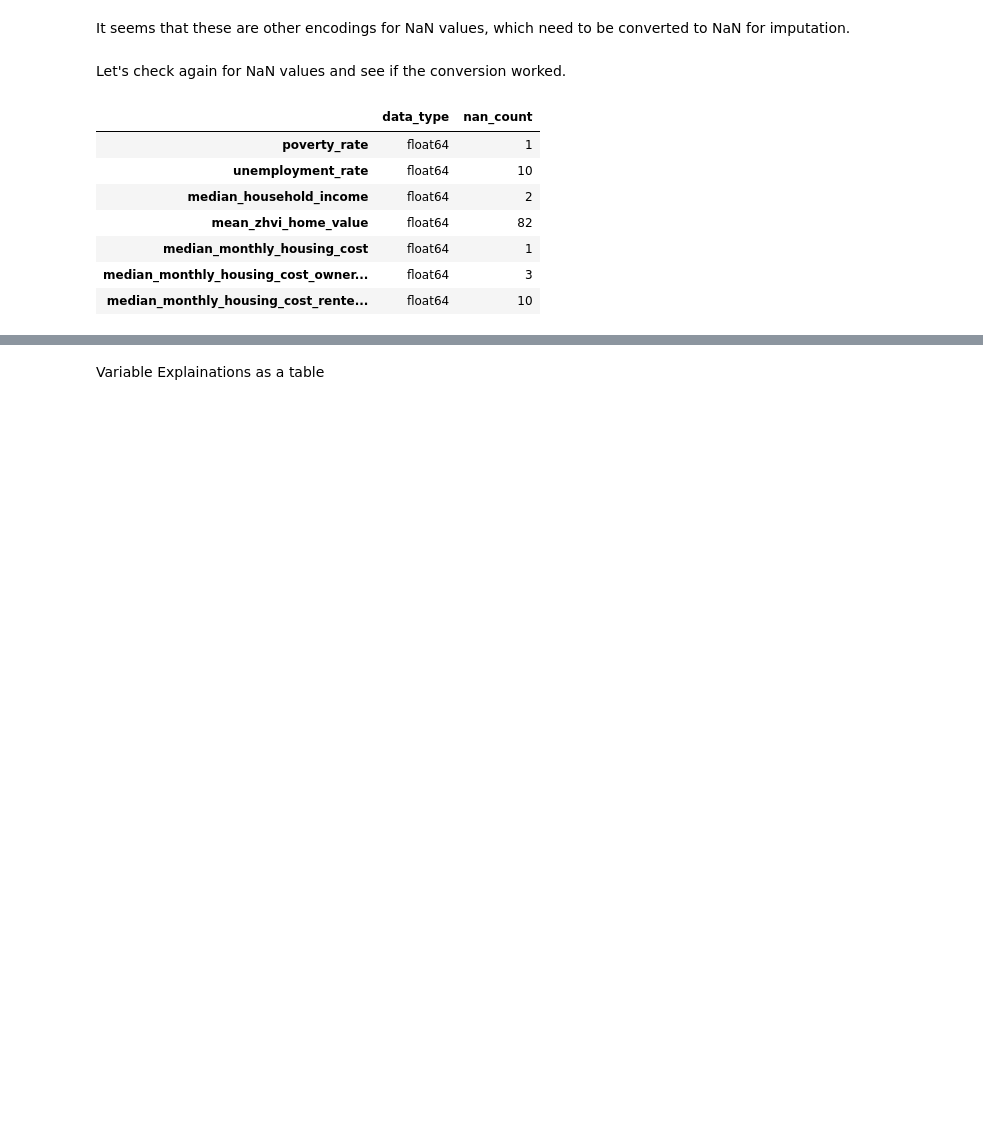
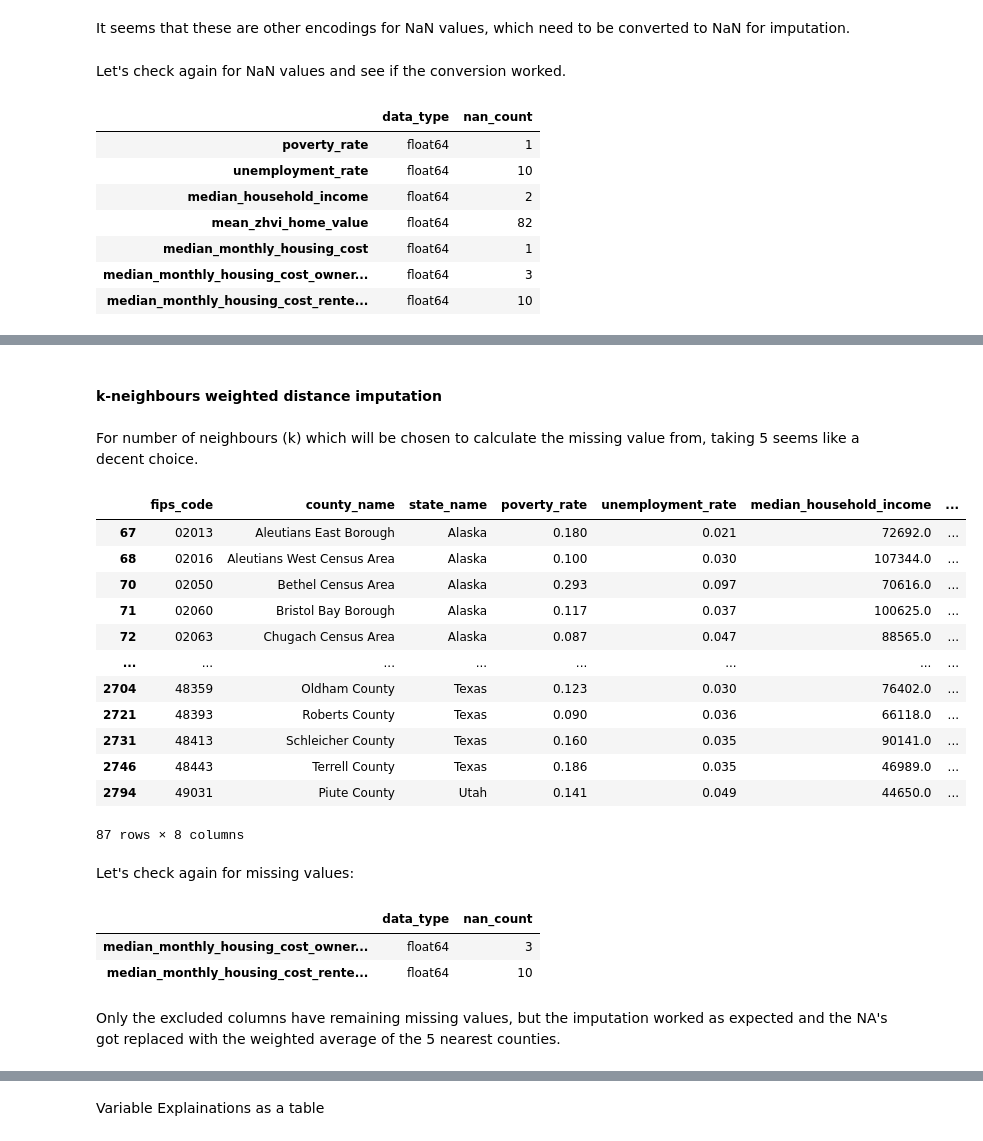
Before and after one commit to larrycoder123/uscounty_datascience, a Jupyter notebook: aproject.ipynb, the cells around one changed output, grey strips where cells are left out. Cells and saved outputs as stored; diff of their text form; code cells hidden in the pictures; blank space fills up the shorter version.

```diff
--- a/aproject.ipynb
+++ b/aproject.ipynb
@@ -210,8 +203,10 @@ median_monthly_housing_cost_renter_occupied: [-666666666.0]
 # %% [markdown]
 It seems that these are other encodings for NaN values, which need to be converted to NaN for imputation.
 # %%
+import numpy as np
+
 for col, negatives in negative_dictionary.items():
-    county_df[col] = county_df[col].replace(negatives, pd.NA)
+    county_df[col] = county_df[col].replace(negatives, np.nan)
 # %% [markdown]
 Let's check again for NaN values and see if the conversion worked.
 # %%
@@ -248,0 +332,16 @@ Weighted average of nearest counties.
+# %%
+def k_nearest_neighbours(k, county_df, target_lat, target_lng, imputation_col, lat_col="latitude", lng_col ="longitude"):
+
+    # Filter only rows (counties) with non-missing values for the to be imputed column
+    non_missing_df = county_df[county_df[imputation_col].notna()].copy()
+
+    # Compute the distance from the target point to every (non missing) observation
+    non_missing_df["distance"] = non_missing_df.apply(
+        lambda row: haversine_distance(target_lat, target_lng, row[lat_col], row[lng_col]),
+        axis=1
+    )
+
+    # Get the k rows with the smallest distance
+    k_neighbours = non_missing_df.sort_values(by="distance").head(k)
+
+    return k_neighbours
@@ -248,0 +478,60 @@ Weighted average of nearest counties.
+# %% [markdown]
+#### k-neighbours weighted distance imputation
+# %% [markdown]
+For number of neighbours (k) which will be chosen to calculate the missing value from, taking 5 seems like a decent choice.
+# %%
+# Number of neighbours considered for imputation
+k = 5
+
+# Get the indizes of the rows with missing values
+imputation_missing_index = county_df[county_df.isna().any(axis=1)].index
+
+# Imputation
+county_df = imputation(k, county_df, "poverty_rate")
+county_df = imputation(k, county_df, "unemployment_rate")
+county_df = imputation(k, county_df, "median_household_income")
+county_df = imputation(k, county_df, "mean_zhvi_home_value")
+county_df = imputation(k, county_df, "median_monthly_housing_cost")
+
+# Get a df with only the rows that previously contained missing values
+missing_rows_df = county_df.loc[imputation_missing_index]
+
+missing_rows_df = missing_rows_df[["fips_code", "county_name", "state_name", "poverty_rate", "unemployment_rate", "median_household_income", "mean_zhvi_home_value", "median_monthly_housing_cost"]]
+
+missing_rows_df
+# %% [output]
+|  | fips_code | county_name | state_name | poverty_rate | unemployment_rate | median_household_income | ... |
+| 67 | 02013 | Aleutians East Borough | Alaska | 0.180 | 0.021 | 72692.0 | ... |
+| 68 | 02016 | Aleutians West Census Area | Alaska | 0.100 | 0.030 | 107344.0 | ... |
+| 70 | 02050 | Bethel Census Area | Alaska | 0.293 | 0.097 | 70616.0 | ... |
+| 71 | 02060 | Bristol Bay Borough | Alaska | 0.117 | 0.037 | 100625.0 | ... |
+| 72 | 02063 | Chugach Census Area | Alaska | 0.087 | 0.047 | 88565.0 | ... |
+| ... | ... | ... | ... | ... | ... | ... | ... |
+| 2704 | 48359 | Oldham County | Texas | 0.123 | 0.030 | 76402.0 | ... |
+| 2721 | 48393 | Roberts County | Texas | 0.090 | 0.036 | 66118.0 | ... |
+| 2731 | 48413 | Schleicher County | Texas | 0.160 | 0.035 | 90141.0 | ... |
+| 2746 | 48443 | Terrell County | Texas | 0.186 | 0.035 | 46989.0 | ... |
+| 2794 | 49031 | Piute County | Utah | 0.141 | 0.049 | 44650.0 | ... |
+87 rows × 8 columns
+# %% [markdown]
+Let's check again for missing values:
+# %%
+nan_dict = {}
+
+for col in county_df.columns:
+    nan_column_dtype = county_df[col].dtype
+    nan_column_count = county_df[col].isnull().sum()
+    nan_dict[col] = [nan_column_dtype, nan_column_count]
+
+nan_df = pd.DataFrame.from_dict(nan_dict, orient="index",
+                                 columns=["data_type", "nan_count"])
+
+nan_df = nan_df[(nan_df["nan_count"] != 0)]
+
+nan_df
+# %% [output]
+|  | data_type | nan_count |
+| median_monthly_housing_cost_owner... | float64 | 3 |
+| median_monthly_housing_cost_rente... | float64 | 10 |
+# %% [markdown]
+Only the excluded columns have remaining missing values, but the imputation worked as expected and the NA's got replaced with the weighted average of the 5 nearest counties.
```
Also changed, not shown: parts of 46 cells of this notebook.
